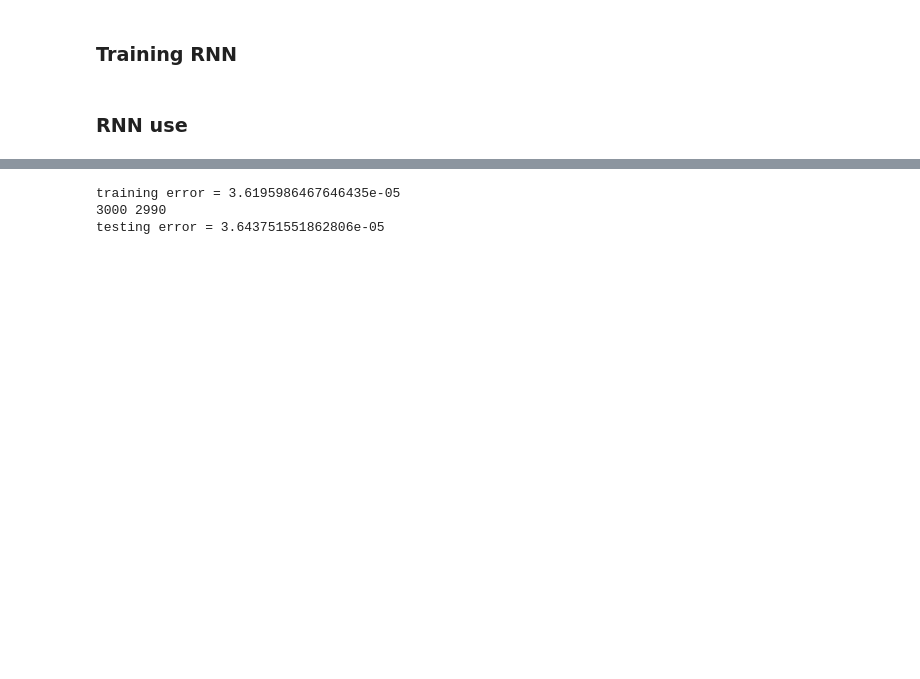
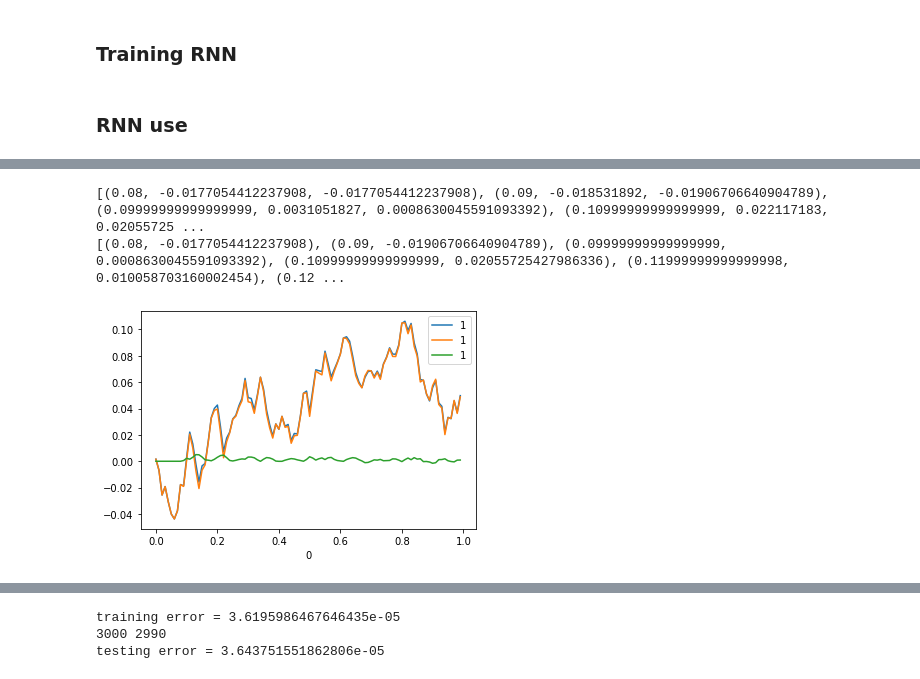
Before and after one commit to hrbolek/learning, a Jupyter notebook: itsystems/neural.ipynb, the cells around one changed output, grey strips where cells are left out. Cells and saved outputs as stored; diff of their text form; code cells hidden in the pictures; blank space fills up the shorter version.

```diff
--- a/itsystems/neural.ipynb
+++ b/itsystems/neural.ipynb
@@ -504 +487,48 @@ plt.show()
+# %%
+def calculateError2(signal, predictedSignal):
+  signalEx = np.array(list(map(lambda item: item[1], signal)))
+  time = list(map(lambda item: item[0], signal))
+  predictedSignalEx = np.array(list(map(lambda item: item[1], predictedSignal)))
+
+  #err = predictedSignalEx[1:] - signalEx[:-1]
+  err = predictedSignalEx - signalEx
+  result = zip(time, err)
+  return result
+
+# for some reason this is quite slow
+def createFortuneTeller(model, windowSize):
+  def fortuneTeller(g):
+    buffer = []
+    newValue = None
+    for time, value in g:
+      buffer.append([value])
+      if len(buffer) == windowSize:
+        newValue = model.predict([buffer])
+
+      if newValue is None:
+        yield time, value, value
+      else:
+        yield time, newValue[0][0], value
+
+      if len(buffer) == windowSize:
+        newValue = model.predict([buffer])
+        buffer.pop(0)
+
+  return fortuneTeller
+
+seed(30) # important for deterministic results
+randomSignalExtended = list(createFilteredRandomSignal(1)) #list means store data permanently
+predictiveSystem = createFortuneTeller(model = model, windowSize = 10)
+predictedSignal = list(predictiveSystem(randomSignalExtended))
+print(predictedSignal[8:16])
+print(randomSignalExtended[8:16])
+err = calculateError2(randomSignalExtended, predictedSignal)
+ax = plotSignal(predictedSignal)
+ax = plotSignal(randomSignalExtended, ax = ax)
+ax = plotSignal(err, ax = ax)
+#displaySignal(predictedSignal)
+# %% [output]
+[(0.08, -0.0177054412237908, -0.0177054412237908), (0.09, -0.018531892, -0.01906706640904789), (0.09999999999999999, 0.0031051827, 0.0008630045591093392), (0.10999999999999999, 0.022117183, 0.02055725 ...
+[(0.08, -0.0177054412237908), (0.09, -0.01906706640904789), (0.09999999999999999, 0.0008630045591093392), (0.10999999999999999, 0.02055725427986336), (0.11999999999999998, 0.010058703160002454), (0.12 ...
+[figure, added]
 # %%
```
Also changed, not shown: parts of 4 cells of this notebook.
